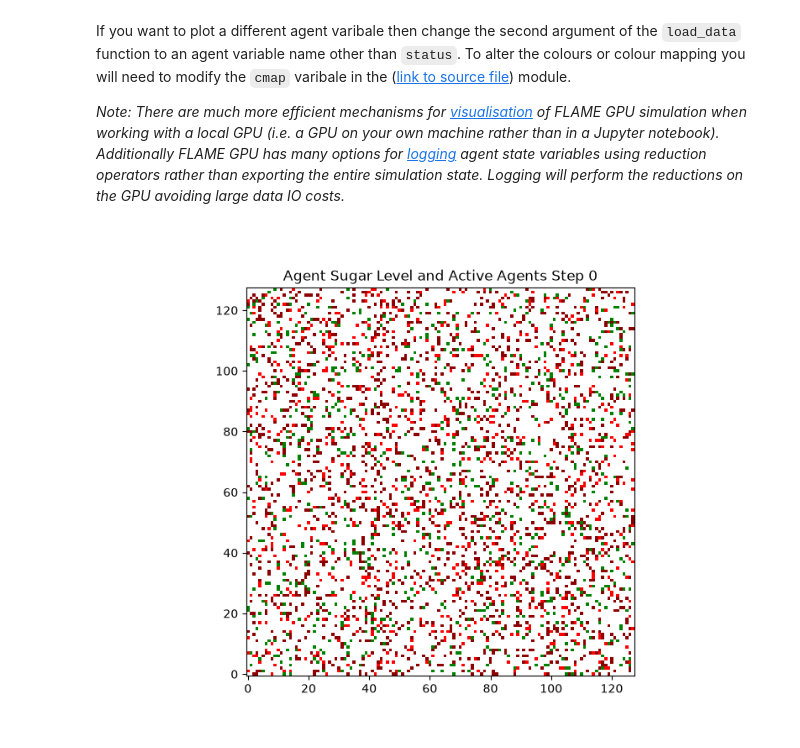
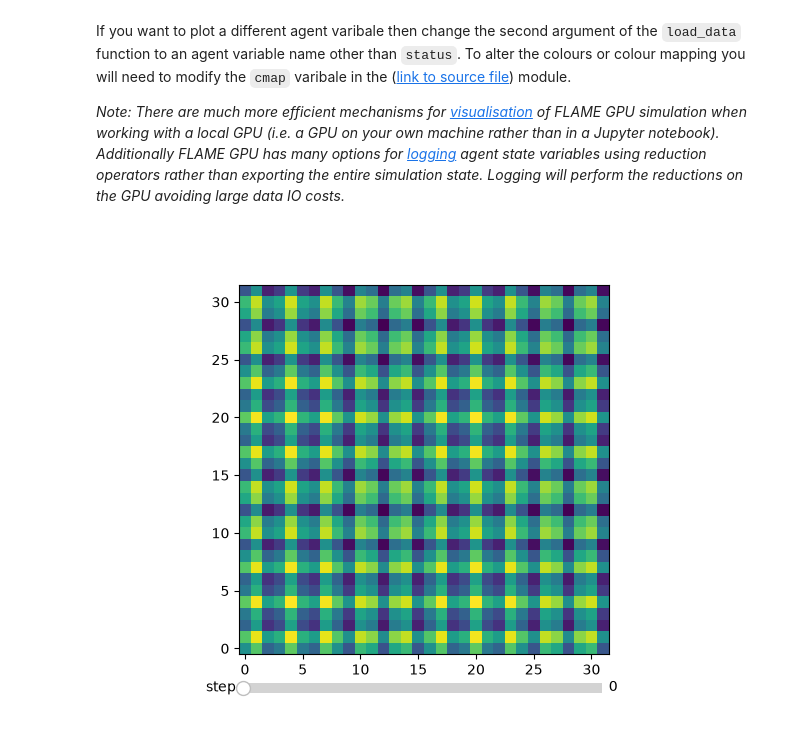
Before and after one commit to FLAMEGPU/FLAMEGPU-JHI-Deer, a Jupyter notebook: FLAMEGPU-JHI-Deer.ipynb, the cells around one changed output. Cells and saved outputs as stored; diff of their text form; code cells hidden in the pictures.

Commit message:
working model

```diff
--- a/FLAMEGPU-JHI-Deer.ipynb
+++ b/FLAMEGPU-JHI-Deer.ipynb
@@ -452,21 +573,24 @@ If you want to plot a different agent varibale then change the second argument o
 # %%
 importlib.reload(visualiser)
 
 def visualise_model(visualisation_mode = 'display', reload=True): # valid visualisation_mode inputs are 'display', 'plot', 'animate'
     # reload data if reload is true
     if reload:
-        visualiser.load_data(0, agent_name='patch', agent_variable='tree_species') # Change the second argument to the name of the agent variable you want to visualise
+        #visualiser.load_data(SIMULATION_STEPS, agent_name='patch', agent_variable='tree_species', agent_variable_max=SPECIES_TYPES) # Change the second argument to the name of the agent variable you want to visualise
+        #visualiser.load_data(SIMULATION_STEPS, agent_name='patch', agent_variable='deer_occupancy', agent_variable_max=10) # Change the second argument to the name of the agent variable you want to visualise
+        #visualiser.load_data(SIMULATION_STEPS, agent_name='patch', agent_variable='carbon', agent_variable_max=100) # Change the second argument to the name of the agent variable you want to visualise
+        visualiser.load_data(SIMULATION_STEPS, agent_name='patch', agent_variable='elevation', agent_variable_max=1000) # Change the second argument to the name of the agent variable you want to visualise
 
     # select which visualisation mode
     if visualisation_mode == 'plot':
         visualiser.plot_step(0)
-        #visualiser.plot_step(SIMULATION_STEPS)
+        visualiser.plot_step(SIMULATION_STEPS)
     elif visualisation_mode == 'animate':
         visualiser.animate_steps(SIMULATION_STEPS)
     elif visualisation_mode == 'display':
         visualiser.display_steps(SIMULATION_STEPS)
 
 # visualise the simulation
-visualise_model(visualisation_mode = 'plot')
+visualise_model(visualisation_mode = 'display')
 # %% [output]
-[figure, old version]
+[figure, new version]
```
Also changed, not shown: parts of 7 cells of this notebook, 1 other file.
